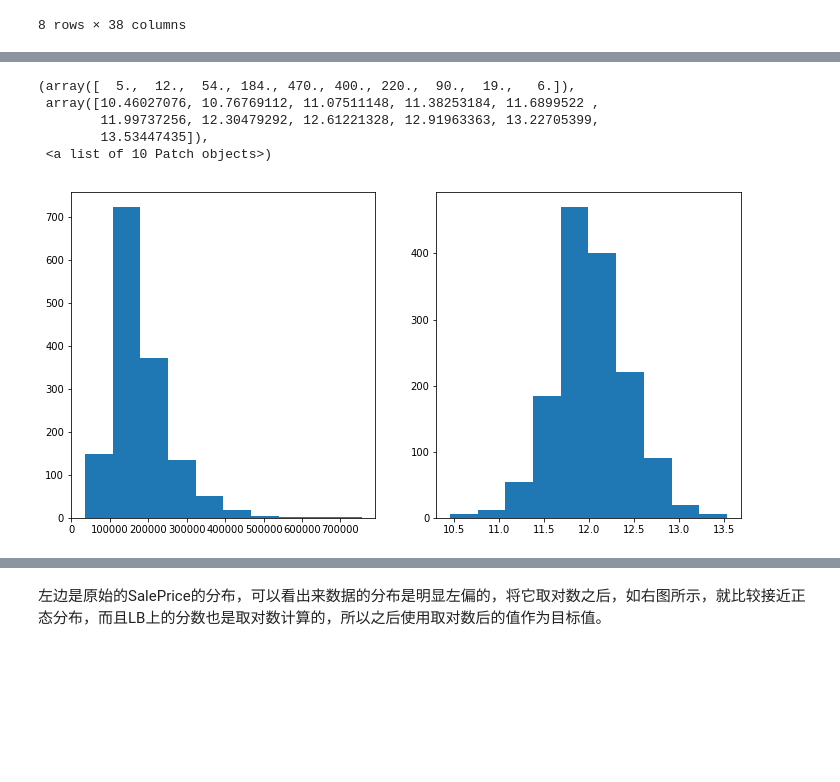
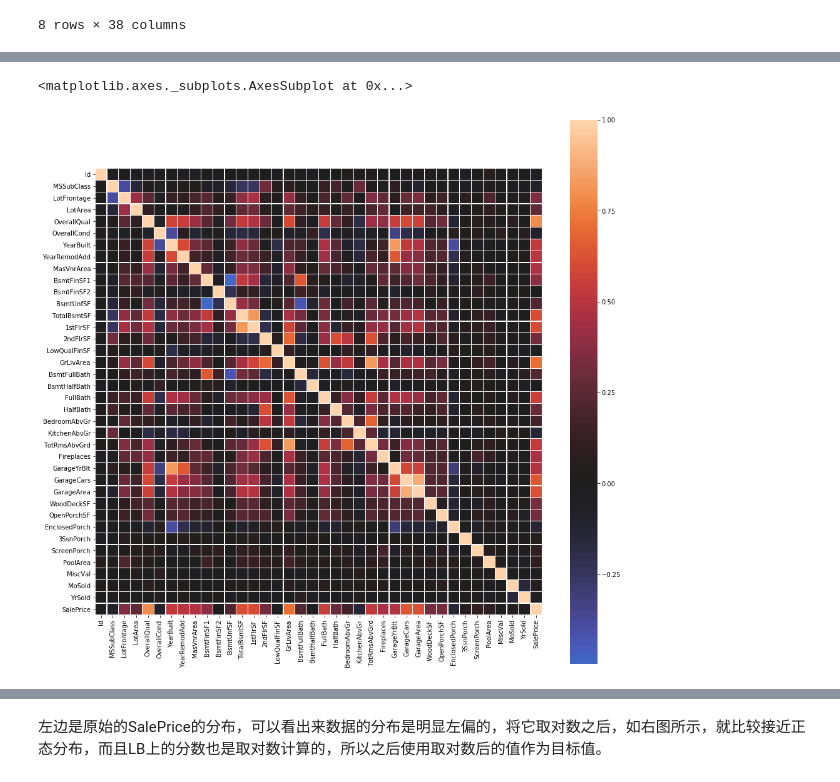
Before and after one commit to AgFeather/Kaggle_note, a Jupyter notebook: house-prices/ML_note.ipynb, the cells around one changed output, grey strips where cells are left out. Saved outputs shown, nothing was run; the diff lists cells and outputs as text; code cells hidden in the pictures; blank space fills up the shorter version.

Commit message:
modify house-prices

```diff
--- a/house-prices/ML_note.ipynb
+++ b/house-prices/ML_note.ipynb
@@ -140,15 +54,6 @@ sns.jointplot(train.MSSubClass, train.SalePrice)
-# %%
-fig = plt.figure()
-fig.set_figheight(6)
-fig.set_figwidth(12)
-ax1 = fig.add_subplot(1,2,1)
-ax2 = fig.add_subplot(1,2,2)
-ax1.hist(train.SalePrice)
-ax2.hist(np.log1p(train.SalePrice))
-# %% [output]
-(array([  5.,  12.,  54., 184., 470., 400., 220.,  90.,  19.,   6.]),
- array([10.46027076, 10.76769112, 11.07511148, 11.38253184, 11.6899522 ,
-        11.99737256, 12.30479292, 12.61221328, 12.91963363, 13.22705399,
-        13.53447435]),
- <a list of 10 Patch objects>)
-[figure, removed]
+# %%
+plt.figure(figsize=(16,16))
+sns.heatmap(train.corr(), center=0,square=True,linewidths=.2)
+# %% [output]
+<matplotlib.axes._subplots.AxesSubplot at 0x...>
+[figure, added]
```
Also changed, not shown: parts of 34 cells of this notebook.
